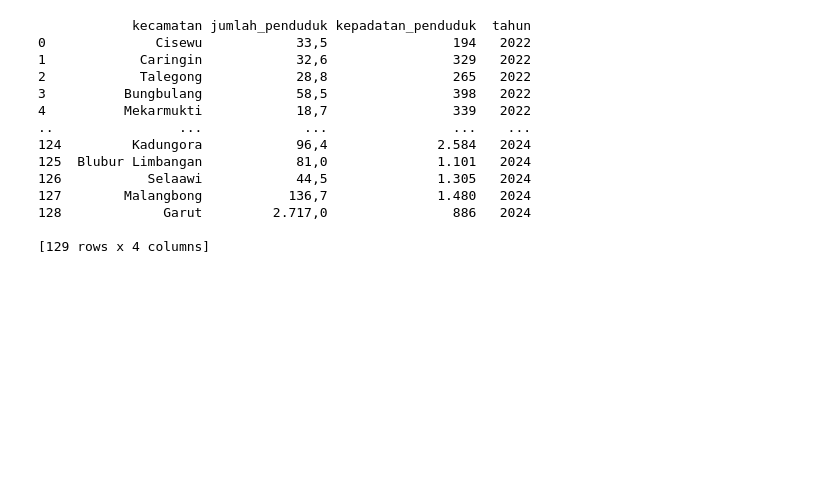
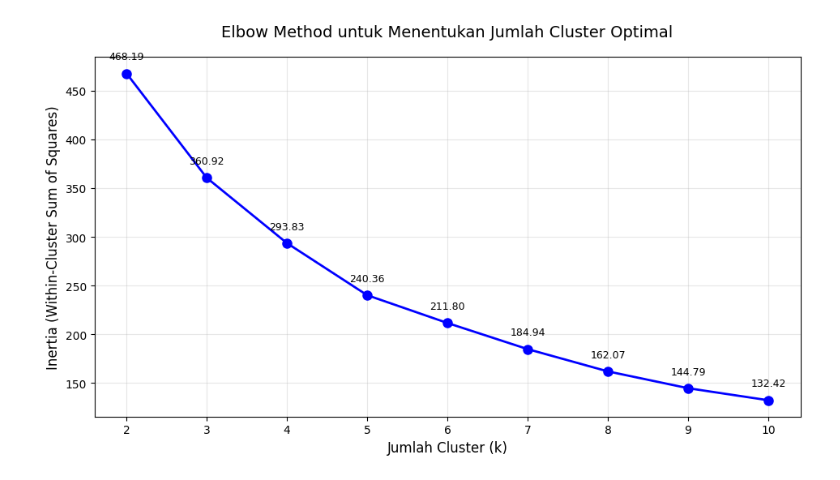
Before and after one commit to MCNGN/DBD-Dashboard, a Jupyter notebook: test.ipynb, the cells around one changed output. Saved outputs shown, nothing was run; the diff lists cells and outputs as text; code cells hidden in the pictures; blank space fills up the shorter version.

```diff
--- a/test.ipynb
+++ b/test.ipynb
@@ -1,21 +1,45 @@
 # %%
 import pandas as pd
+import numpy as np
+import matplotlib.pyplot as plt
+from sklearn.cluster import KMeans
+from sklearn.metrics import silhouette_score, silhouette_samples
+import seaborn as sns
+from sklearn.preprocessing import StandardScaler
+from sklearn.cluster import KMeans
+from sklearn.decomposition import PCA
+
+# Load data
+df = pd.read_csv('processed_data/merge_data_clustered.csv')
+
+# Pilih fitur z-score untuk clustering
+features = ['ir_z_score', 'curah_hujan_z_score', 'kelembapan_z_score',
+            'temperature_z_score', 'kepadatan_penduduk_z_score']
+X = df[features].values
-# %%
-df = pd.read_csv('C:\\Users\\semau\\Documents\\Rifqi\\Skripsi\\Source Code\\raw_data\\kepadatan_penduduk.csv')
-df = df[["kecamatan","jumlah_penduduk","kepadatan_penduduk","tahun"]]
-print(df.head(n=2000))
-# %% [output]
-            kecamatan jumlah_penduduk kepadatan_penduduk  tahun
-0              Cisewu            33,5                194   2022
-1            Caringin            32,6                329   2022
-2            Talegong            28,8                265   2022
-3          Bungbulang            58,5                398   2022
-4          Mekarmukti            18,7                339   2022
-..                ...             ...                ...    ...
-124         Kadungora            96,4              2.584   2024
-125  Blubur Limbangan            81,0              1.101   2024
-126           Selaawi            44,5              1.305   2024
-127        Malangbong           136,7              1.480   2024
-128             Garut         2.717,0                886   2024
-
-[129 rows x 4 columns]
+# %%
+# =============================================
+# 1. ELBOW METHOD
+# =============================================
+inertias = []
+K_range = range(2, 11)
+
+for k in K_range:
+    kmeans = KMeans(n_clusters=k, random_state=42, n_init=10)
+    kmeans.fit(X)
+    inertias.append(kmeans.inertia_)
+
+plt.figure(figsize=(10, 6))
+plt.plot(K_range, inertias, 'bo-', linewidth=2, markersize=8)
+for i, (k, inertia) in enumerate(zip(K_range, inertias)):
+    plt.annotate(f'{inertia:.2f}', (k, inertia), textcoords="offset points",
+                 xytext=(0, 12), ha='center', fontsize=9)
+plt.xlabel('Jumlah Cluster (k)', fontsize=12)
+plt.ylabel('Inertia (Within-Cluster Sum of Squares)', fontsize=12)
+plt.title('Elbow Method untuk Menentukan Jumlah Cluster Optimal', fontsize=14, pad=18)
+plt.xticks(K_range)
+plt.grid(True, alpha=0.3)
+plt.subplots_adjust(top=2)
+plt.tight_layout(pad=2.5)
+plt.show()
+# %% [output]
+[figure, added]
```
Also changed, not shown: parts of 5 cells of this notebook, 1 other file.
